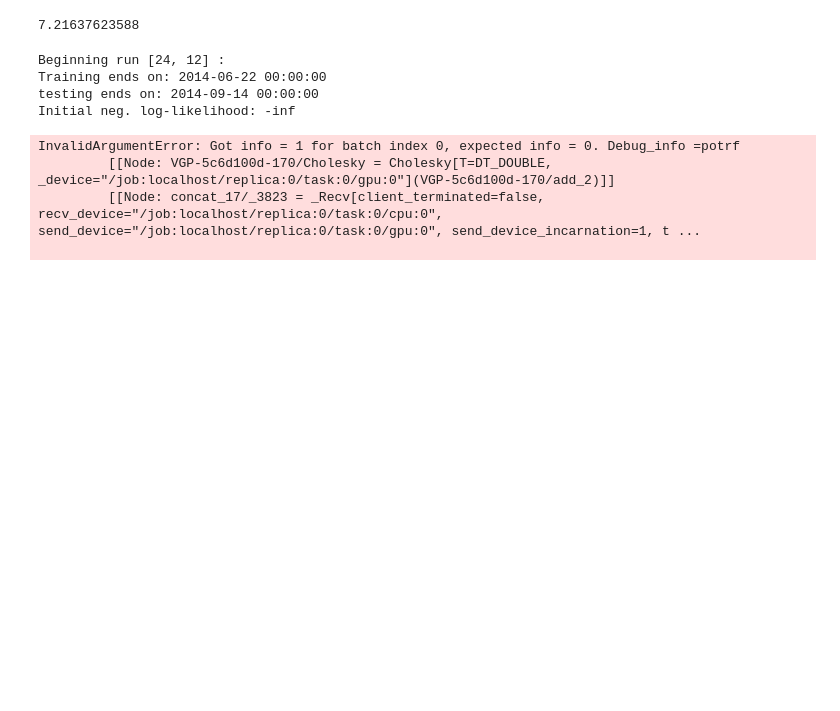
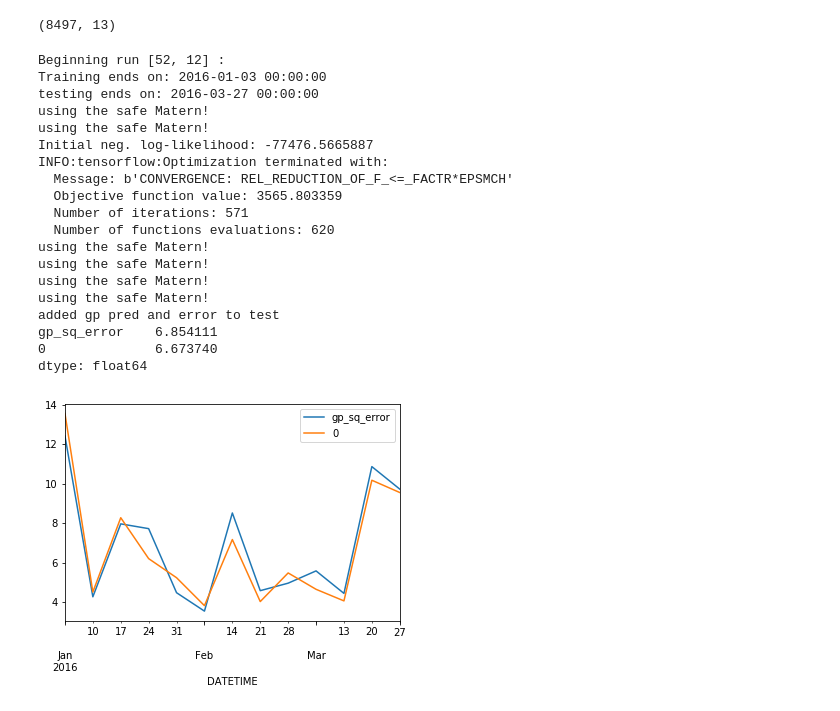
Before and after one commit to sar2160/GP, a Jupyter notebook: Model_Fit-NTA.ipynb, the cells around one changed output. Saved outputs shown, nothing was run; the diff lists cells and outputs as text; code cells hidden in the pictures; blank space fills up the shorter version.

```diff
--- a/Model_Fit-NTA.ipynb
+++ b/Model_Fit-NTA.ipynb
@@ -19,7 +16,7 @@ The autoreload extension is already loaded. To reload it, use:
 data = pd.read_csv('../data/gp_weekly_nta_data.csv')
 data['DATETIME'] = pd.to_datetime(data['DATETIME'])
 
-data.DATE_IND = data.DATE_IND.astype(float)  # try to bring down variance scale
+data.DATE_IND = data.DATE_IND.astype(float) / 100  # try to bring down variance scale
 
 data.rename(columns={'INJURED':'COUNT'},inplace=True)
 
@@ -28,8 +25,8 @@ data.COUNT = data.COUNT.astype(float)
 data = data[data.BoroName == 'Manhattan']
 
 e_s = data.e_s.mean()
+
+print(data.shape)
+# %% [output]
+(8497, 13)
-# %%
-print(e_s)
-# %% [output]
-7.21637623588
 # %%
@@ -37,38 +34,51 @@ search_periods = [[24,12]]
 # %%
 for i, s in enumerate(search_periods):
 
     print('Beginning run {} : '.format(str(s)))
     #print('{} periods for training \n').format(s[0])
     #print('{} periods for testing \n').format(s[1])
 
-    data_dict = u.preprocess(data, start_date= '2014/1/05', training_end_date= s[0], \
+    data_dict = u.preprocess(data, start_date= '2015/1/04', training_end_date= s[0], \
                                                            testing_end_date=s[1])
 
 
-    m =  Matern32_Model(data_dict['X_train'],data_dict['y_train'],use_priors=True, e_s= e_s , period = 52)
+    m =  Matern32_Model(data_dict['X_train'],data_dict['y_train'],use_priors=True, e_s = e_s , period = 0.52)
     m.compile()
     opt = gpflow.train.ScipyOptimizer()
     print('Initial neg. log-likelihood: {}'.format(str(m.compute_log_likelihood())))
-    opt.minimize(m, maxiter = 500)
+    opt.minimize(m, maxiter = 800)
 
     u.pred_GP(m,data_dict)
     test = data_dict['test']
 
     gp = test.groupby('DATETIME')['gp_sq_error'].mean() #/ test.GRID_SQUARE.max()
     ar = u.run_AR(data_dict)
+    ar = ar
     summary = pd.concat([gp,ar],axis=1)
     summary.plot()
 
     print(summary.mean())
 # %% [output]
-Beginning run [24, 12] :
-Training ends on: 2014-06-22 00:00:00
-testing ends on: 2014-09-14 00:00:00
-Initial neg. log-likelihood: -inf
+Beginning run [52, 12] :
+Training ends on: 2016-01-03 00:00:00
+testing ends on: 2016-03-27 00:00:00
+using the safe Matern!
+using the safe Matern!
+Initial neg. log-likelihood: -77476.5665887
+INFO:tensorflow:Optimization terminated with:
+  Message: b'CONVERGENCE: REL_REDUCTION_OF_F_<=_FACTR*EPSMCH'
+  Objective function value: 3565.803359
+  Number of iterations: 571
+  Number of functions evaluations: 620
+using the safe Matern!
+using the safe Matern!
+using the safe Matern!
+using the safe Matern!
+added gp pred and error to test
+gp_sq_error    6.854111
+0              6.673740
+dtype: float64
-InvalidArgumentError: Got info = 1 for batch index 0, expected info = 0. Debug_info =potrf
-         [[Node: VGP-5c6d100d-170/Cholesky = Cholesky[T=DT_DOUBLE, _device="/job:localhost/replica:0/task:0/gpu:0"](VGP-5c6d100d-170/add_2)]]
-         [[Node: concat_17/_3823 = _Recv[client_terminated=false, recv_device="/job:localhost/replica:0/task:0/cpu:0", send_device="/job:localhost/replica:0/task:0/gpu:0", send_device_incarnation=1, t ...
-
+[figure, added]
 # %%
 test.groupby('DATETIME')[['gp_pred','COUNT']].sum().plot()
 # %% [output]
```
Also changed, not shown: parts of 12 cells of this notebook, 3 other files.
